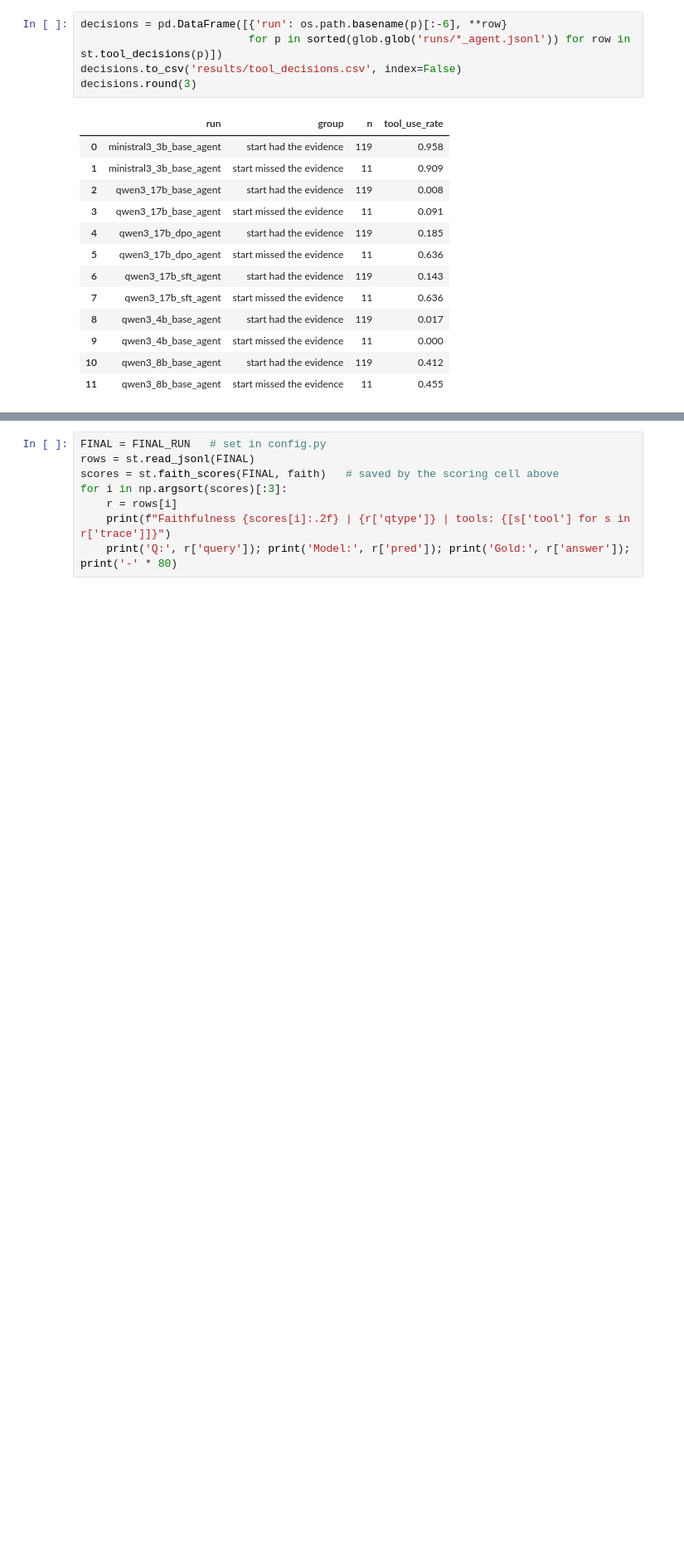
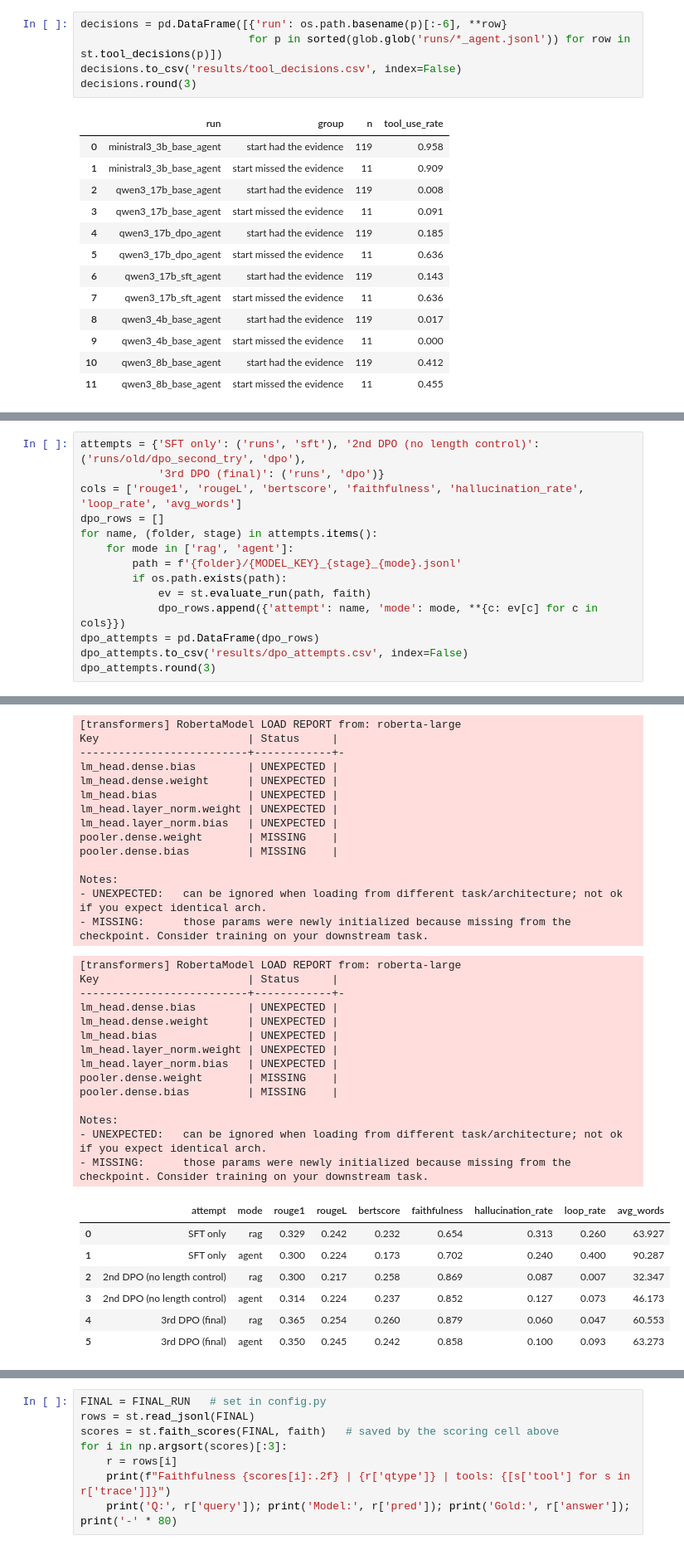
Before and after one commit to fnmoral/smalltalk-meeting-summarization-agentic-rag-lora-dpo, a Jupyter notebook: 3_final_evaluation.ipynb, the cells around one changed output, grey strips where cells are left out. Shown at 83% size. Drawn from its saved outputs; the diff is of its cells as text; blank space fills up the shorter version.

```diff
--- a/3_final_evaluation.ipynb
+++ b/3_final_evaluation.ipynb
@@ -498,0 +502,15 @@ decisions.round(3)
+# %%
+attempts = {'SFT only': ('runs', 'sft'), '2nd DPO (no length control)': ('runs/old/dpo_second_try', 'dpo'),
+            '3rd DPO (final)': ('runs', 'dpo')}
+cols = ['rouge1', 'rougeL', 'bertscore', 'faithfulness', 'hallucination_rate', 'loop_rate', 'avg_words']
+dpo_rows = []
+for name, (folder, stage) in attempts.items():
+    for mode in ['rag', 'agent']:
+        path = f'{folder}/{MODEL_KEY}_{stage}_{mode}.jsonl'
+        if os.path.exists(path):
+            ev = st.evaluate_run(path, faith)
+            dpo_rows.append({'attempt': name, 'mode': mode, **{c: ev[c] for c in cols}})
+dpo_attempts = pd.DataFrame(dpo_rows)
+dpo_attempts.to_csv('results/dpo_attempts.csv', index=False)
+dpo_attempts.round(3)
+# %% [output]
@@ -499 +573,36 @@ decisions.round(3)
+[transformers] RobertaModel LOAD REPORT from: roberta-large
+Key                       | Status     |
+--------------------------+------------+-
+lm_head.dense.bias        | UNEXPECTED |
+lm_head.dense.weight      | UNEXPECTED |
+lm_head.bias              | UNEXPECTED |
+lm_head.layer_norm.weight | UNEXPECTED |
+lm_head.layer_norm.bias   | UNEXPECTED |
+pooler.dense.weight       | MISSING    |
+pooler.dense.bias         | MISSING    |
+
+Notes:
+- UNEXPECTED:   can be ignored when loading from different task/architecture; not ok if you expect identical arch.
+- MISSING:      those params were newly initialized because missing from the checkpoint. Consider training on your downstream task.
+[transformers] RobertaModel LOAD REPORT from: roberta-large
+Key                       | Status     |
+--------------------------+------------+-
+lm_head.dense.bias        | UNEXPECTED |
+lm_head.dense.weight      | UNEXPECTED |
+lm_head.bias              | UNEXPECTED |
+lm_head.layer_norm.weight | UNEXPECTED |
+lm_head.layer_norm.bias   | UNEXPECTED |
+pooler.dense.weight       | MISSING    |
+pooler.dense.bias         | MISSING    |
+
+Notes:
+- UNEXPECTED:   can be ignored when loading from different task/architecture; not ok if you expect identical arch.
+- MISSING:      those params were newly initialized because missing from the checkpoint. Consider training on your downstream task.
+|  | attempt | mode | rouge1 | rougeL | bertscore | faithfulness | hallucination_rate | loop_rate | avg_words |
+| 0 | SFT only | rag | 0.329 | 0.242 | 0.232 | 0.654 | 0.313 | 0.260 | 63.927 |
+| 1 | SFT only | agent | 0.300 | 0.224 | 0.173 | 0.702 | 0.240 | 0.400 | 90.287 |
+| 2 | 2nd DPO (no length control) | rag | 0.300 | 0.217 | 0.258 | 0.869 | 0.087 | 0.007 | 32.347 |
+| 3 | 2nd DPO (no length control) | agent | 0.314 | 0.224 | 0.237 | 0.852 | 0.127 | 0.073 | 46.173 |
+| 4 | 3rd DPO (final) | rag | 0.365 | 0.254 | 0.260 | 0.879 | 0.060 | 0.047 | 60.553 |
+| 5 | 3rd DPO (final) | agent | 0.350 | 0.245 | 0.242 | 0.858 | 0.100 | 0.093 | 63.273 |
 # %% [markdown]
```
Also changed, not shown: parts of 9 cells of this notebook, 42 other files.
